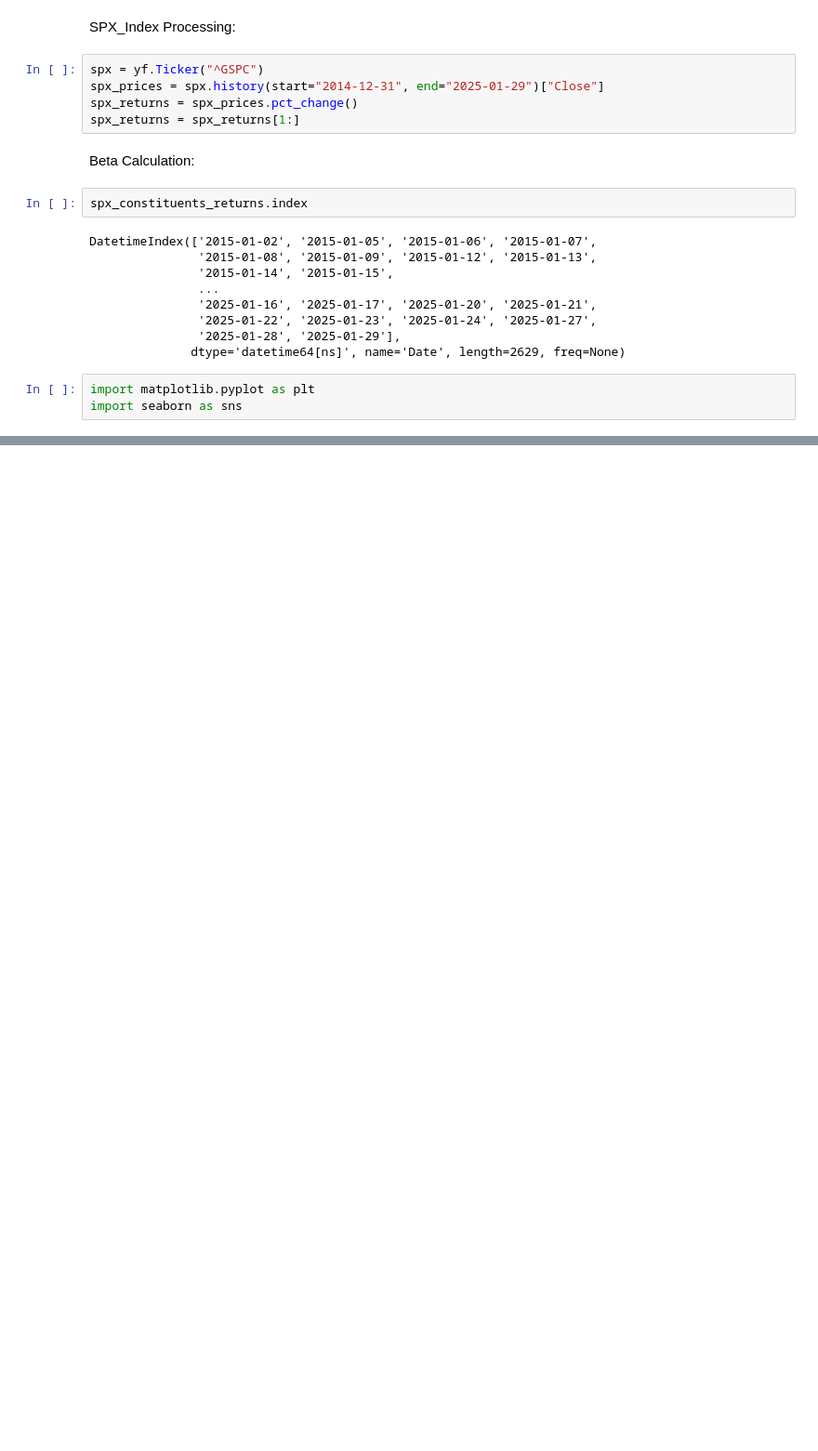
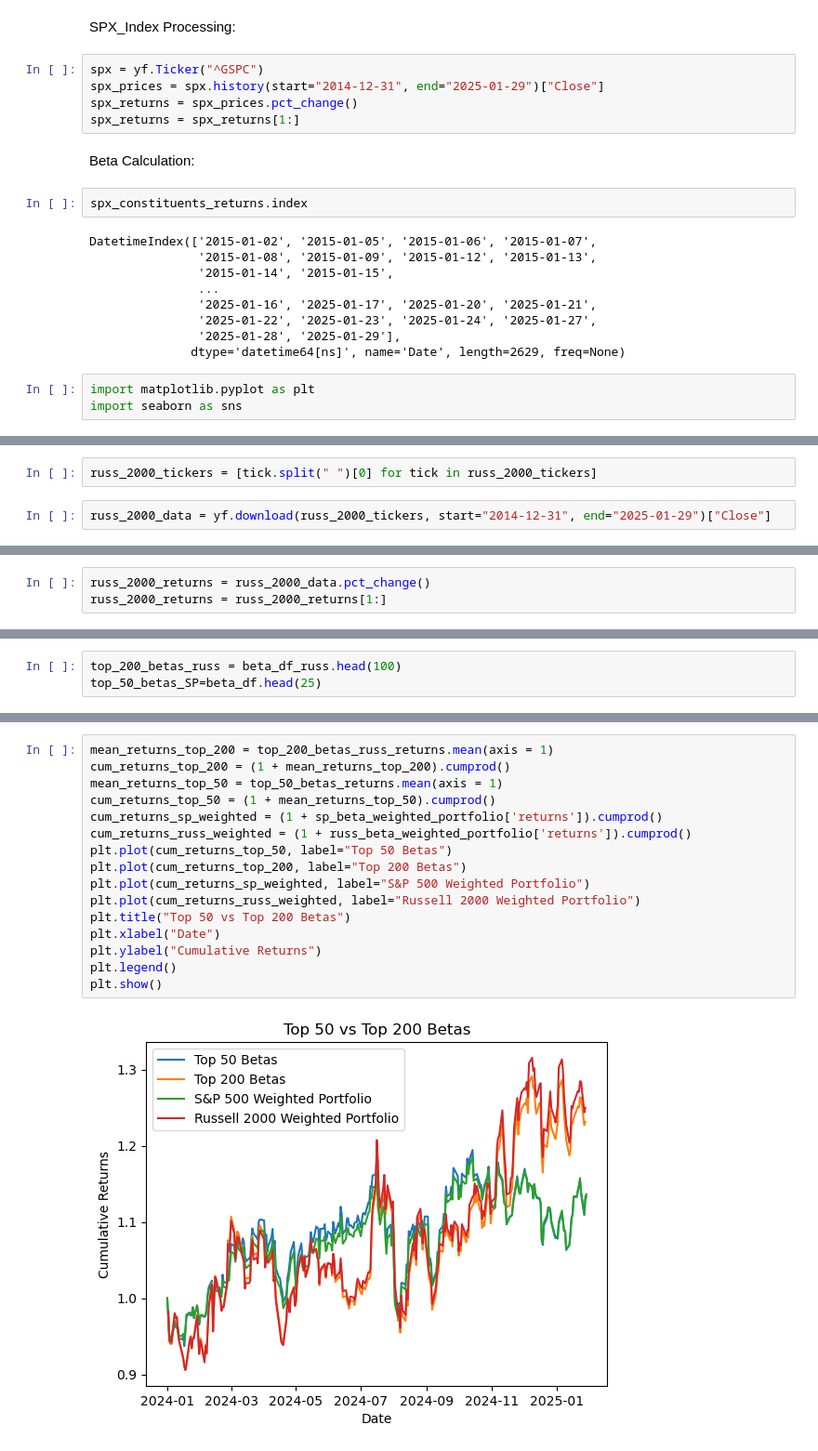
Before and after one commit to tryt0c0de/SMB_IAQF, a Jupyter notebook: beta_weighted_test.ipynb, the cells around one changed output, grey strips where cells are left out. Shown at 93% size. Cells and saved outputs as stored; diff of their text form; blank space fills up the shorter version.

```diff
--- a/beta_weighted_test.ipynb
+++ b/beta_weighted_test.ipynb
@@ -209,0 +164,4 @@ plt.plot(cum_returns_top_50, label="Top 50 Betas")
+# %%
+russ_2000_tickers = [tick.split(" ")[0] for tick in russ_2000_tickers]
+# %%
+russ_2000_data = yf.download(russ_2000_tickers, start="2014-12-31", end="2025-01-29")["Close"]
@@ -209,0 +179,3 @@ plt.plot(cum_returns_top_50, label="Top 50 Betas")
+# %%
+russ_2000_returns = russ_2000_data.pct_change()
+russ_2000_returns = russ_2000_returns[1:]
@@ -209,0 +300,3 @@ plt.plot(cum_returns_top_50, label="Top 50 Betas")
+# %%
+top_200_betas_russ = beta_df_russ.head(100)
+top_50_betas_SP=beta_df.head(25)
@@ -209,0 +392,18 @@ plt.plot(cum_returns_top_50, label="Top 50 Betas")
+# %%
+mean_returns_top_200 = top_200_betas_russ_returns.mean(axis = 1)
+cum_returns_top_200 = (1 + mean_returns_top_200).cumprod()
+mean_returns_top_50 = top_50_betas_returns.mean(axis = 1)
+cum_returns_top_50 = (1 + mean_returns_top_50).cumprod()
+cum_returns_sp_weighted = (1 + sp_beta_weighted_portfolio['returns']).cumprod()
+cum_returns_russ_weighted = (1 + russ_beta_weighted_portfolio['returns']).cumprod()
+plt.plot(cum_returns_top_50, label="Top 50 Betas")
+plt.plot(cum_returns_top_200, label="Top 200 Betas")
+plt.plot(cum_returns_sp_weighted, label="S&P 500 Weighted Portfolio")
+plt.plot(cum_returns_russ_weighted, label="Russell 2000 Weighted Portfolio")
+plt.title("Top 50 vs Top 200 Betas")
+plt.xlabel("Date")
+plt.ylabel("Cumulative Returns")
+plt.legend()
+plt.show()
+# %% [output]
+[figure, added]
```
Also changed, not shown: parts of 15 cells of this notebook, 4 other files.
